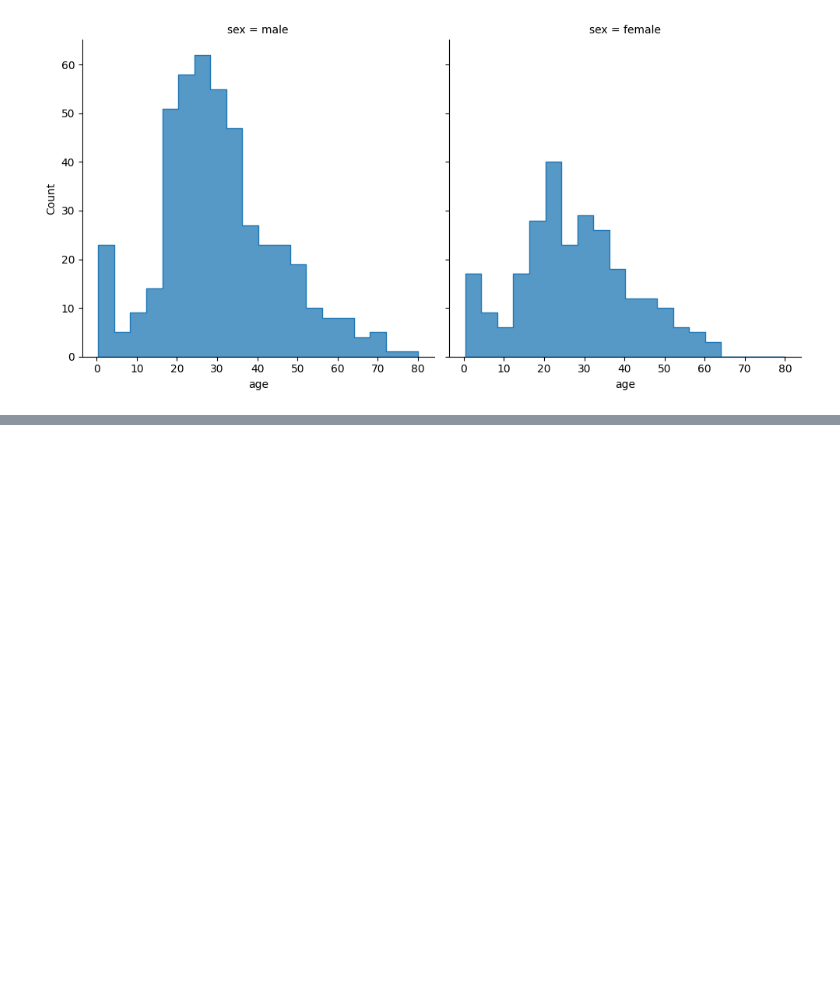
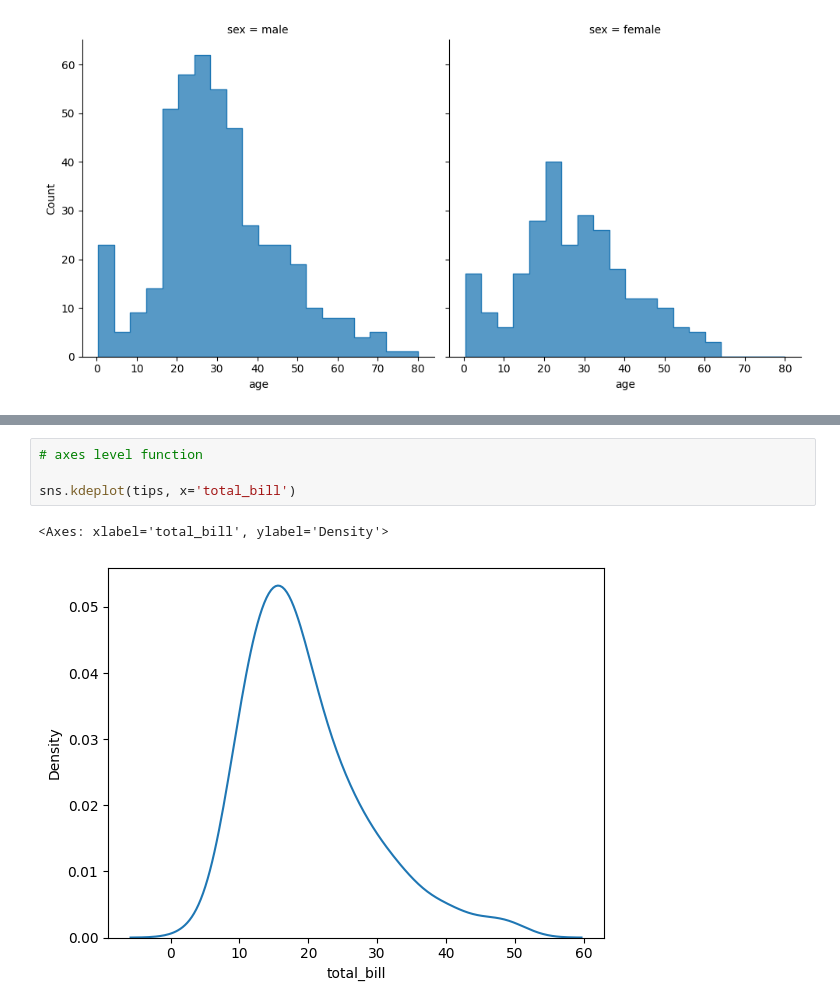
Before and after one commit to Muhammad-Waleed-Source/Seaborn, a Jupyter notebook: Seaborn_1.ipynb, the cells around one changed output, grey strips where cells are left out. Drawn from its saved outputs; the diff is of its cells as text; blank space fills up the shorter version.

Commit message:
Distribution Plots (KDE plot)

```diff
--- a/Seaborn_1.ipynb
+++ b/Seaborn_1.ipynb
@@ -369,0 +385,7 @@ sns.displot(titanic, x='age', kind='hist', col='sex', element='step')
+# %%
+# axes level function
+
+sns.kdeplot(tips, x='total_bill')
+# %% [output]
+<Axes: xlabel='total_bill', ylabel='Density'>
+[figure, added]
```
Also changed, not shown: parts of 3 cells of this notebook.
